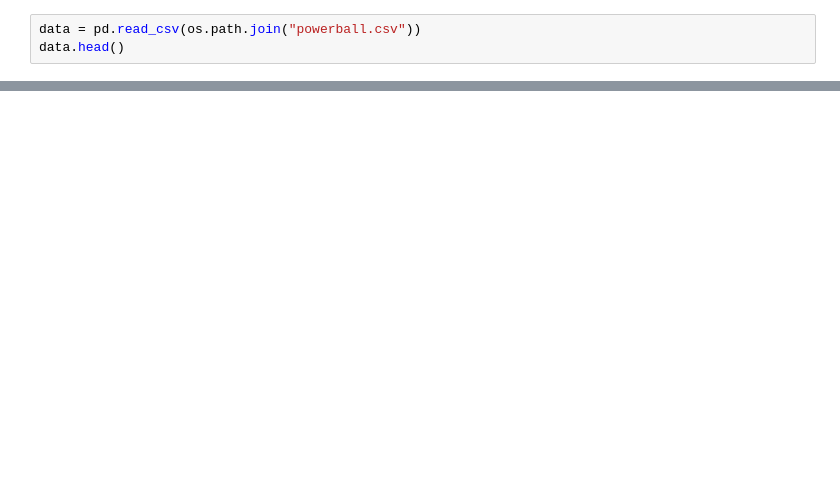
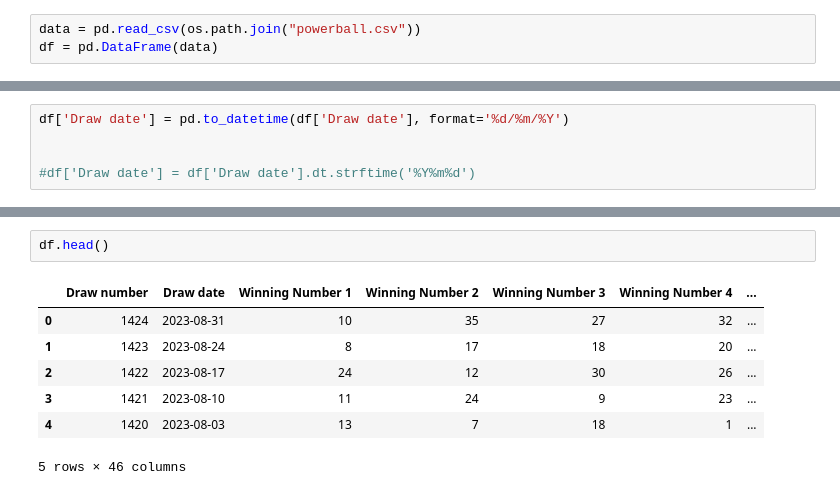
Before and after one commit to jarrydgoss/tatamachance, a Jupyter notebook: tatamachance.ipynb, the cells around one changed output, grey strips where cells are left out. Saved outputs shown, nothing was run; the diff lists cells and outputs as text; blank space fills up the shorter version.

```diff
--- a/tatamachance.ipynb
+++ b/tatamachance.ipynb
@@ -9,3 +4,3 @@ Note: you may need to restart the kernel to use updated packages.
 # %%
 data = pd.read_csv(os.path.join("powerball.csv"))
-data.head()
+df = pd.DataFrame(data)
@@ -34,0 +27,5 @@ OperationalError: connection to server on socket "/var/run/postgresql/.s.PGSQL.5
+# %%
+df['Draw date'] = pd.to_datetime(df['Draw date'], format='%d/%m/%Y')
+
+
+#df['Draw date'] = df['Draw date'].dt.strftime('%Y%m%d')
@@ -34,0 +73,10 @@ OperationalError: connection to server on socket "/var/run/postgresql/.s.PGSQL.5
+# %%
+df.head()
+# %% [output]
+|  | Draw number | Draw date | Winning Number 1 | Winning Number 2 | Winning Number 3 | Winning Number 4 | ... |
+| 0 | 1424 | 2023-08-31 | 10 | 35 | 27 | 32 | ... |
+| 1 | 1423 | 2023-08-24 | 8 | 17 | 18 | 20 | ... |
+| 2 | 1422 | 2023-08-17 | 24 | 12 | 30 | 26 | ... |
+| 3 | 1421 | 2023-08-10 | 11 | 24 | 9 | 23 | ... |
+| 4 | 1420 | 2023-08-03 | 13 | 7 | 18 | 1 | ... |
+5 rows × 46 columns
```
Also changed, not shown: parts of 7 cells of this notebook, 2 other files.
